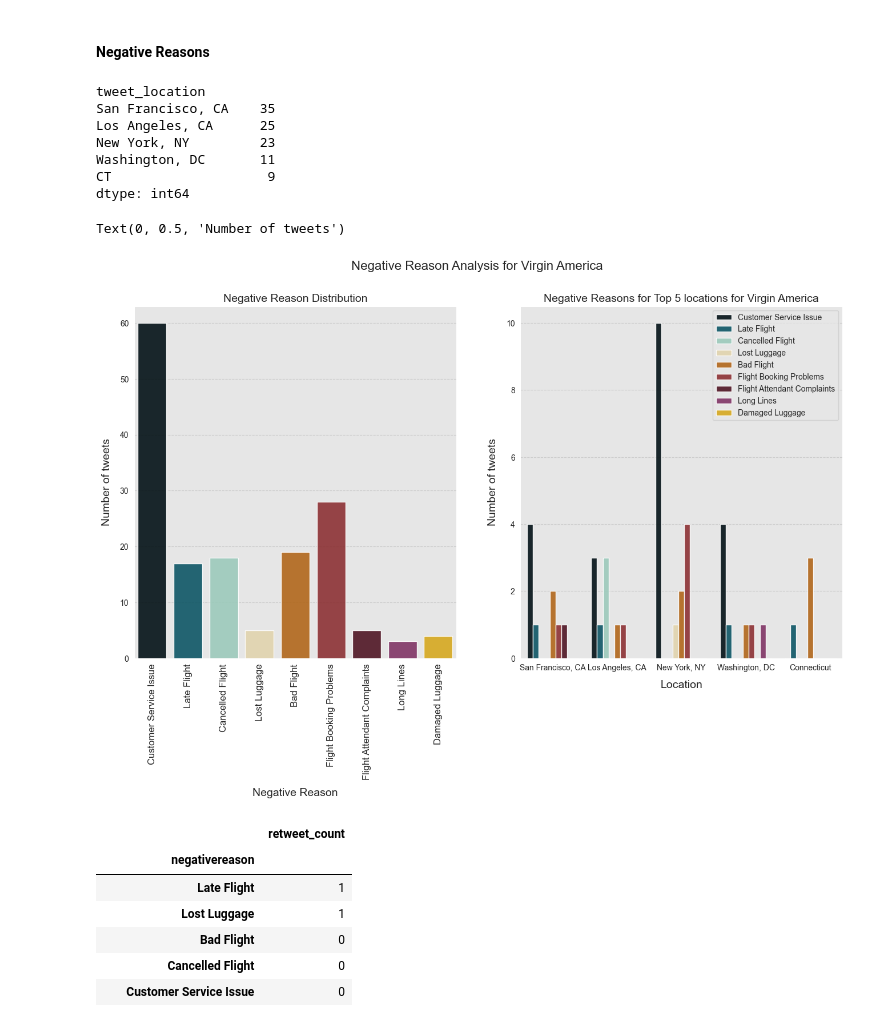
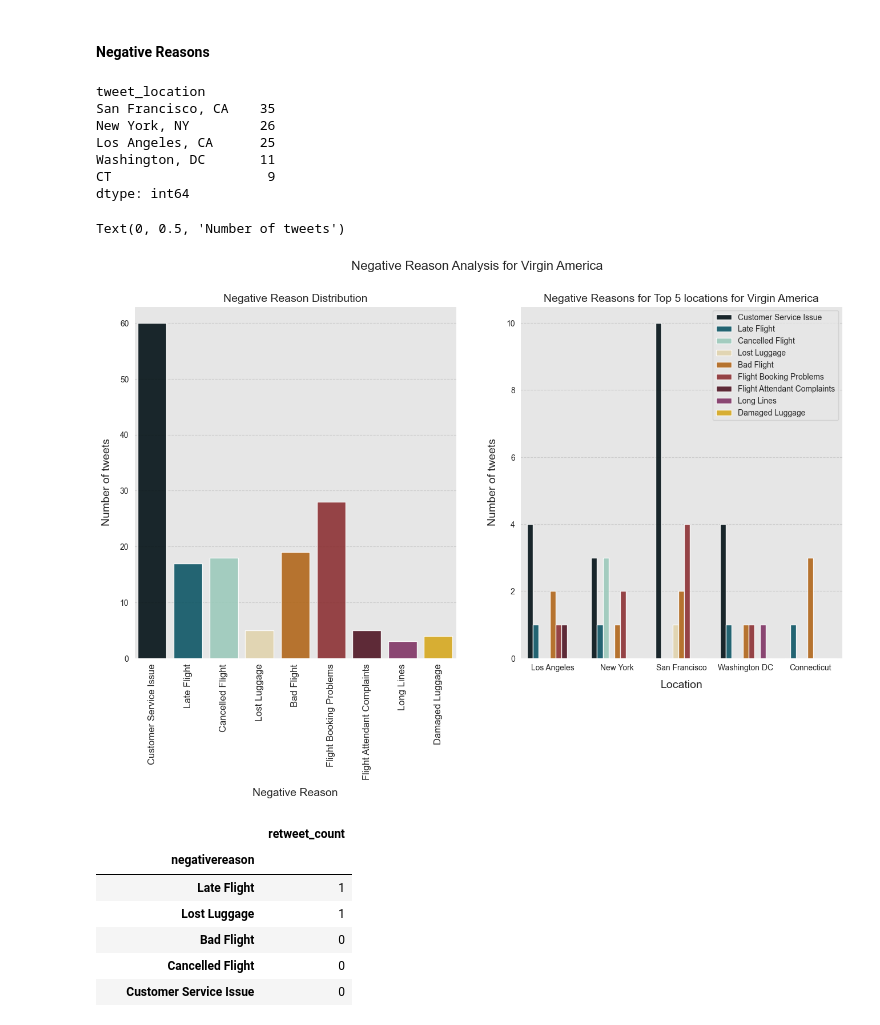
Before and after one commit to scuellaralmagro/airline-sentiment-analysis, a Jupyter notebook: tweets_EDA.ipynb, the cells around one changed output. Drawn from its saved outputs; the diff is of its cells as text; code cells hidden in the pictures.

```diff
--- a/tweets_EDA.ipynb
+++ b/tweets_EDA.ipynb
@@ -346,10 +346,10 @@ We will be merging the locations tags that point to the same location. These are
 - 'Chicago, IL' and 'Chicago' will be merged into 'Chicago, IL'.
 # %%
 # Merge all the locations that refer to New York into 'New York, NY'.
-data['tweet_location'] = data['tweet_location'].replace(['New York', 'New York City', 'NY', 'NYC', 'New York, New York'], 'New York, NY')
+data['tweet_location'] = data['tweet_location'].replace(['New York', 'New York City', 'NY', 'NYC', 'New York, New York', 'Brooklyn, NY'], 'New York, NY')
 
 # Merge 'Boston, MA' and 'Boston' into 'Boston, MA'.
-data['tweet_location'] = data['tweet_location'].replace('Boston', 'Boston, MA')
+data['tweet_location'] = data['tweet_location'].replace(['Boston', 'Logan International Airport'], 'Boston, MA')
 
 # Merge 'Washington, DC' and 'Washington, D.C.' into 'Washington, DC'.
 data['tweet_location'] = data['tweet_location'].replace(['Washington, D.C.', 'DC', 'Washington DC'], 'Washington, DC')
@@ -527,8 +527,8 @@ data[(data['airline'] == 'Virgin America') & (data['tweet_location'] != 'Unknown
 # %% [output]
 tweet_location
 San Francisco, CA    35
+New York, NY         26
 Los Angeles, CA      25
-New York, NY         23
 Washington, DC       11
 CT                    9
 dtype: int64
@@ -546,36 +546,36 @@ fig6 = sns.countplot(data=data[data['airline'] == 'Virgin America'], x='negative
                      ax=ax[0])
 
 fig6.set_title('Negative Reason Distribution', fontsize=14)
 fig6.set_xlabel('Negative Reason', fontsize=14, labelpad=10)
 fig6.set_xticklabels(['Customer Service Issue', 'Late Flight', 'Cancelled Flight', 'Lost Luggage', 'Bad Flight',
                       'Flight Booking Problems', 'Flight Attendant Complaints', 'Long Lines', 'Damaged Luggage'],
                       fontsize=12, rotation=90)
 fig6.set_ylabel('Number of tweets', fontsize=14, labelpad=10)
 
-# We will now be checking the distribution of negative reasons for 4 of the main locations separately,
+# We will now be checking the distribution of negative reasons for 5 of the main locations separately,
 # namely San Francisco, Los Angeles, New York, Washington and Connecticut. This is in order to
 # see if there are any differences in the negative reasons for each location.
 locations = ['San Francisco, CA', 'Los Angeles, CA', 'New York, NY', 'Washington, DC', 'CT']
 filtered_df = data[(data['airline'] == 'Virgin America') & (data['tweet_location'].isin(locations))]
 fig7 = sns.countplot(data = filtered_df, x='tweet_location', hue='negativereason',
                     hue_order=['Customer Service Issue', 'Late Flight', 'Cancelled Flight', 'Lost Luggage', 'Bad Flight',
                                'Flight Booking Problems', 'Flight Attendant Complaints', 'longlines', 'Damaged Luggage'],
                     palette = ['#001219', '#005f73', '#94d2bd', '#e9d8a6', '#ca6702', '#9b2226', '#580c1f', '#8c2968', '#f5b700'],
                     alpha=0.9,
                     width=0.8,
                     ax=ax[1])
 
 fig7.set_title('Negative Reasons for Top 5 locations for Virgin America', fontsize=14)
 fig7.set_xlabel('Location', fontsize=14, labelpad=10)
-fig7.set_xticklabels(['San Francisco, CA', 'Los Angeles, CA', 'New York, NY', 'Washington, DC', 'Connecticut'])
+fig7.set_xticklabels(['Los Angeles', 'New York', 'San Francisco', 'Washington DC', 'Connecticut'], fontsize=10)
 fig7.legend(labels=['Customer Service Issue', 'Late Flight', 'Cancelled Flight', 'Lost Luggage', 'Bad Flight',
                     'Flight Booking Problems', 'Flight Attendant Complaints', 'Long Lines', 'Damaged Luggage'],
             loc='upper right',
             fontsize=10)
 fig7.set_ylabel('Number of tweets', fontsize=14, labelpad=10)
 # %% [output]
 Text(0, 0.5, 'Number of tweets')
-[figure, old version]
+[figure, new version]
 # %%
 # Which negative reasons are the most commonly retweeted for Virgin America.
 data[(data['airline'] == 'Virgin America') & (data['negativereason'] != 'Can\'t Tell')].groupby('negativereason').agg({'retweet_count': 'sum'}).sort_values(by='retweet_count', ascending=False)
```
Also changed, not shown: parts of 31 cells of this notebook.
